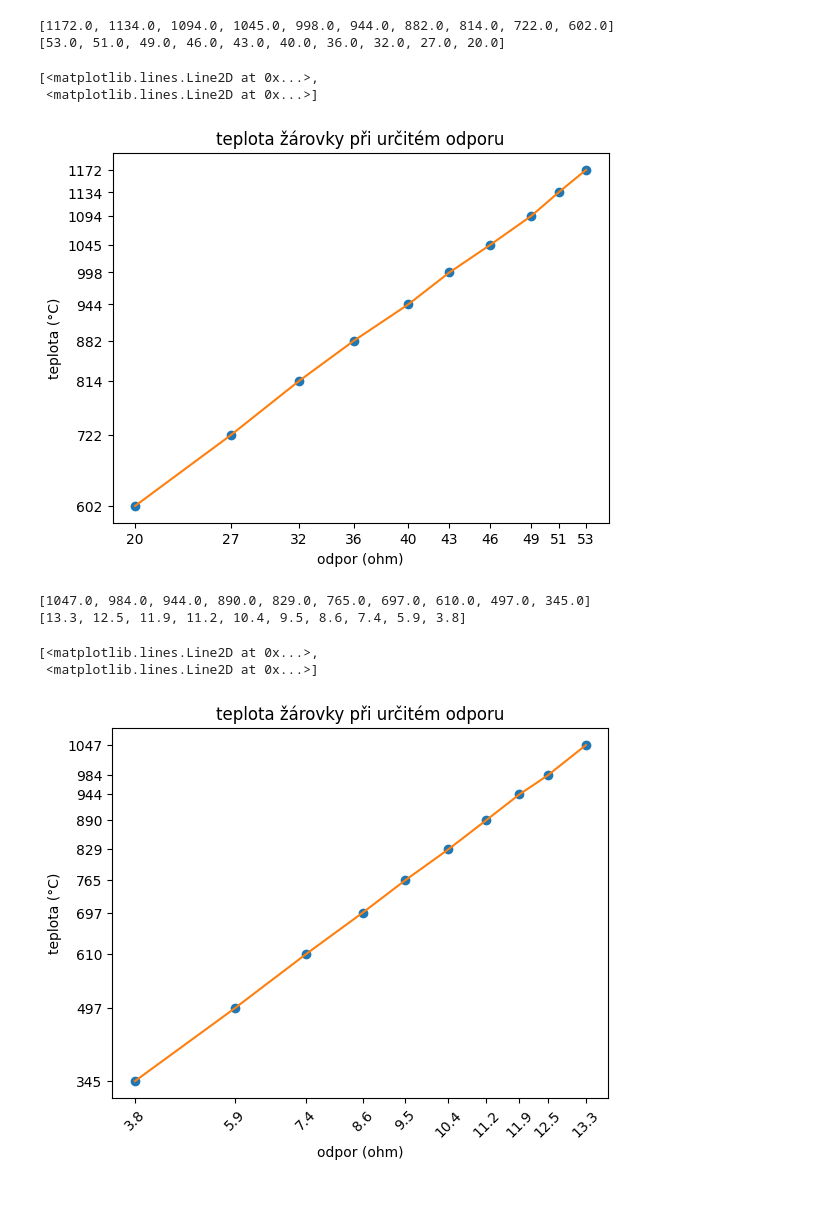
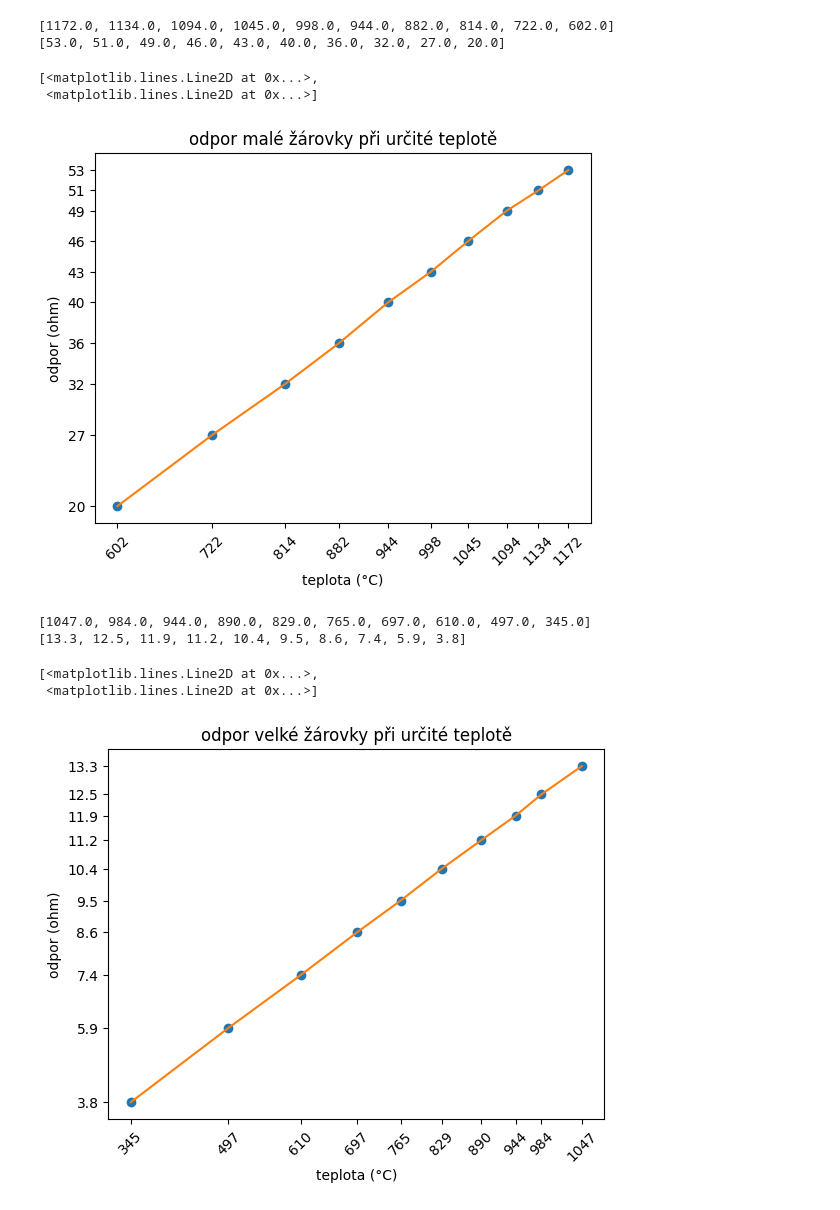
Before and after one commit to JakubSlof/Teddy-bear-detection, a Jupyter notebook: fyzika.ipynb, the cells around one changed output. Saved outputs shown, nothing was run; the diff lists cells and outputs as text; code cells hidden in the pictures.

```diff
--- a/fyzika.ipynb
+++ b/fyzika.ipynb
@@ -47,16 +48,17 @@ print(y2)
 [1172.0, 1134.0, 1094.0, 1045.0, 998.0, 944.0, 882.0, 814.0, 722.0, 602.0]
 [53.0, 51.0, 49.0, 46.0, 43.0, 40.0, 36.0, 32.0, 27.0, 20.0]
 # %%
-plt.xlabel(r'odpor (ohm)')
-plt.ylabel(r'teplota (°C)')
-plt.xticks(y2)
-plt.yticks(x)
-plt.title('teplota žárovky při určitém odporu')
-plt.plot(y2,x,"o",y2,x)
+plt.ylabel(r'odpor (ohm)')
+plt.xlabel(r'teplota (°C)')
+plt.xticks(rotation=45)
+plt.xticks(x)
+plt.yticks(y2)
+plt.title('odpor malé žárovky při určité teplotě')
+plt.plot(x,y2,"o",x,y2)
 # %% [output]
 [<matplotlib.lines.Line2D at 0x...>,
  <matplotlib.lines.Line2D at 0x...>]
-[figure, old version]
+[figure, new version]
 # %%
 x=[]
 y2=[]
@@ -75,14 +77,14 @@ print(y2)
 [1047.0, 984.0, 944.0, 890.0, 829.0, 765.0, 697.0, 610.0, 497.0, 345.0]
 [13.3, 12.5, 11.9, 11.2, 10.4, 9.5, 8.6, 7.4, 5.9, 3.8]
 # %%
-plt.xlabel(r'odpor (ohm)')
-plt.ylabel(r'teplota (°C)')
-plt.xticks(y2)
+plt.ylabel(r'odpor (ohm)')
+plt.xlabel(r'teplota (°C)')
+plt.xticks(x)
 plt.xticks(rotation=45)
-plt.yticks(x)
-plt.title('teplota žárovky při určitém odporu')
-plt.plot(y2,x,"o",y2,x)
+plt.yticks(y2)
+plt.title('odpor velké žárovky při určité teplotě')
+plt.plot(x,y2,"o",x,y2)
 # %% [output]
 [<matplotlib.lines.Line2D at 0x...>,
  <matplotlib.lines.Line2D at 0x...>]
-[figure, old version]
+[figure, new version]
```
Also changed, not shown: parts of 2 cells of this notebook, 1 other file.
